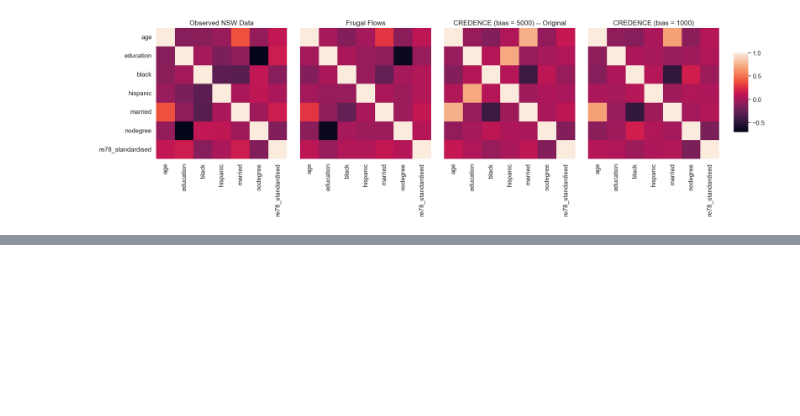
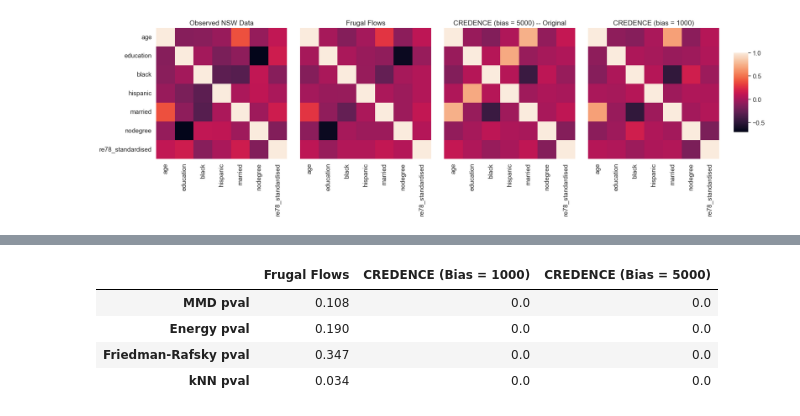
Before and after one commit to llaurabatt/frugal-flows, a Jupyter notebook: validation/validating_lalonde_datagen.ipynb, the cells around one changed output, grey strips where cells are left out. Saved outputs shown, nothing was run; the diff lists cells and outputs as text; code cells hidden in the pictures; blank space fills up the shorter version.

Commit message:
Add table of metric results

```diff
--- a/validation/validating_lalonde_datagen.ipynb
+++ b/validation/validating_lalonde_datagen.ipynb
@@ -613,3 +596,13 @@ fig.savefig('Lalonde_NSW_0_1000_0.png')
 plt.show()
 # %% [output]
 [figure]
+# %%
+alphas = [0.1]#, 0.25, 0.5, 0.75, 1.0, 1.5, 2.0]
+k = 3
+# cols = ['age', 'black', 'education']
+cols = [standardised_outcome_col] + ["age", "education", "black", "hispanic", "married", "nodegree"]
+n = 250
+metric_dict = {}
+metric_dict['Frugal Flows'] = compare_datasets(lalonde_rescaled.loc[:, cols].sample(n).values, sim_data_df.loc[:, cols].sample(n).values, alphas=alphas, k=3, n_permutations=1000)
+metric_dict['CREDENCE (Bias = 1000)'] = compare_datasets(lalonde_rescaled.loc[:, cols].sample(n).values, sim_data_credence_bias1000.loc[:, cols].sample(n).values, alphas=alphas, k=3, n_permutations=1000)
+metric_dict['CREDENCE (Bias = 5000)'] = compare_datasets(lalonde_rescaled.loc[:, cols].sample(n).values, sim_data_credence_bias5000.loc[:, cols].sample(n).values, alphas=alphas, k=3, n_permutations=1000)
@@ -615,0 +628,8 @@ plt.show()
+# %%
+pd.DataFrame.from_dict(metric_dict, orient='columns')
+# %% [output]
+|  | Frugal Flows | CREDENCE (Bias = 1000) | CREDENCE (Bias = 5000) |
+| MMD pval | 0.108 | 0.0 | 0.0 |
+| Energy pval | 0.190 | 0.0 | 0.0 |
+| Friedman-Rafsky pval | 0.347 | 0.0 | 0.0 |
+| kNN pval | 0.034 | 0.0 | 0.0 |
```
Also changed, not shown: parts of 2 cells of this notebook, 1 other file.
